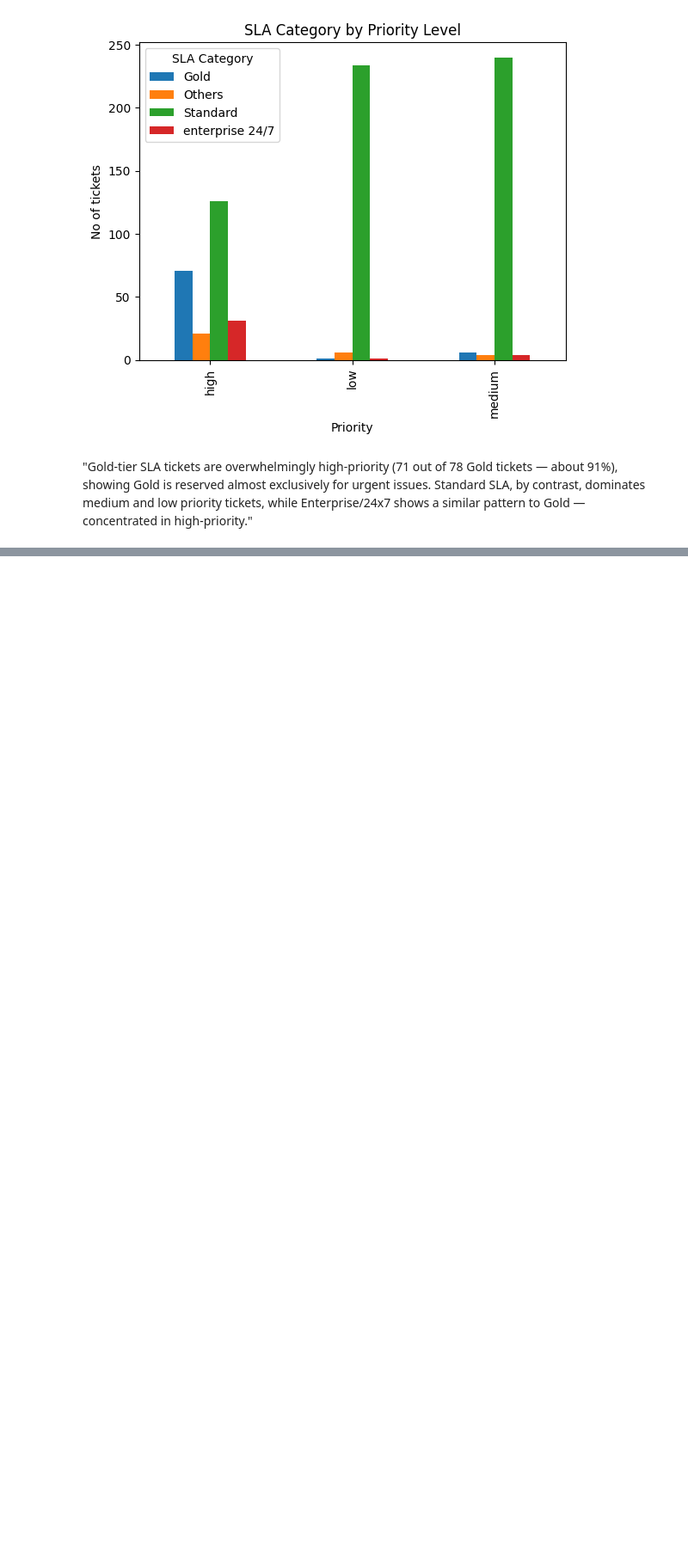
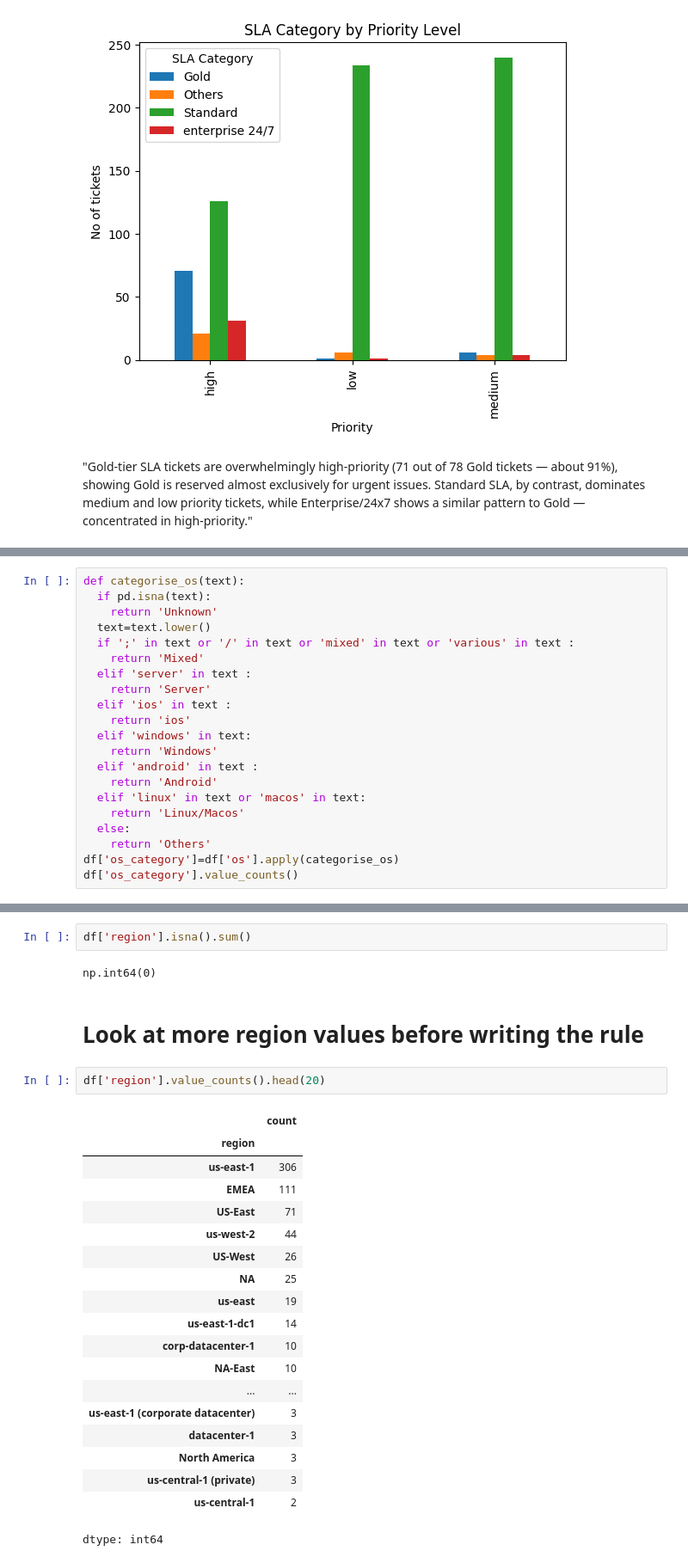
Before and after one commit to ashitasingh1230-commits/IT_support_ticket_analysis, a Jupyter notebook: 01_sla_cleaning.ipynb, the cells around one changed output, grey strips where cells are left out. Shown at 86% size. Cells and saved outputs as stored; diff of their text form; blank space fills up the shorter version.

```diff
--- a/01_sla_cleaning.ipynb
+++ b/01_sla_cleaning.ipynb
@@ -394,0 +490,21 @@ plt.show()
+# %%
+def categorise_os(text):
+  if pd.isna(text):
+    return 'Unknown'
+  text=text.lower()
+  if ';' in text or '/' in text or 'mixed' in text or 'various' in text :
+    return 'Mixed'
+  elif 'server' in text :
+    return 'Server'
+  elif 'ios' in text :
+    return 'ios'
+  elif 'windows' in text:
+    return 'Windows'
+  elif 'android' in text :
+    return 'Android'
+  elif 'linux' in text or 'macos' in text:
+    return 'Linux/Macos'
+  else:
+    return 'Others'
+df['os_category']=df['os'].apply(categorise_os)
+df['os_category'].value_counts()
@@ -394,0 +525,28 @@ plt.show()
+# %%
+df['region'].isna().sum()
+# %% [output]
+np.int64(0)
+# %% [markdown]
+# Look at more region values before writing the rule
+# %%
+df['region'].value_counts().head(20)
+# %% [output]
+|  | count |
+| region |  |
+| us-east-1 | 306 |
+| EMEA | 111 |
+| US-East | 71 |
+| us-west-2 | 44 |
+| US-West | 26 |
+| NA | 25 |
+| us-east | 19 |
+| us-east-1-dc1 | 14 |
+| corp-datacenter-1 | 10 |
+| NA-East | 10 |
+| ... | ... |
+| us-east-1 (corporate datacenter) | 3 |
+| datacenter-1 | 3 |
+| North America | 3 |
+| us-central-1 (private) | 3 |
+| us-central-1 | 2 |
+dtype: int64
```
Also changed, not shown: parts of 29 cells of this notebook.
